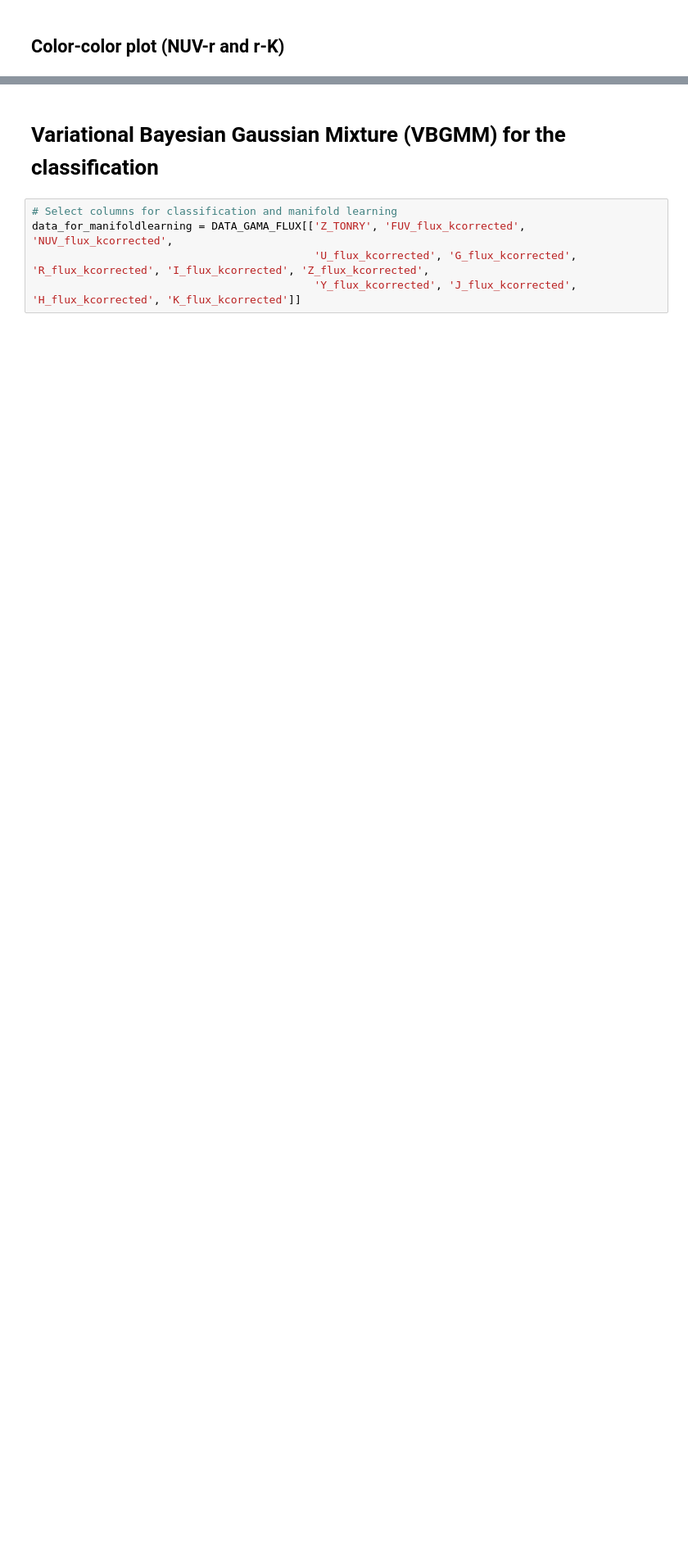
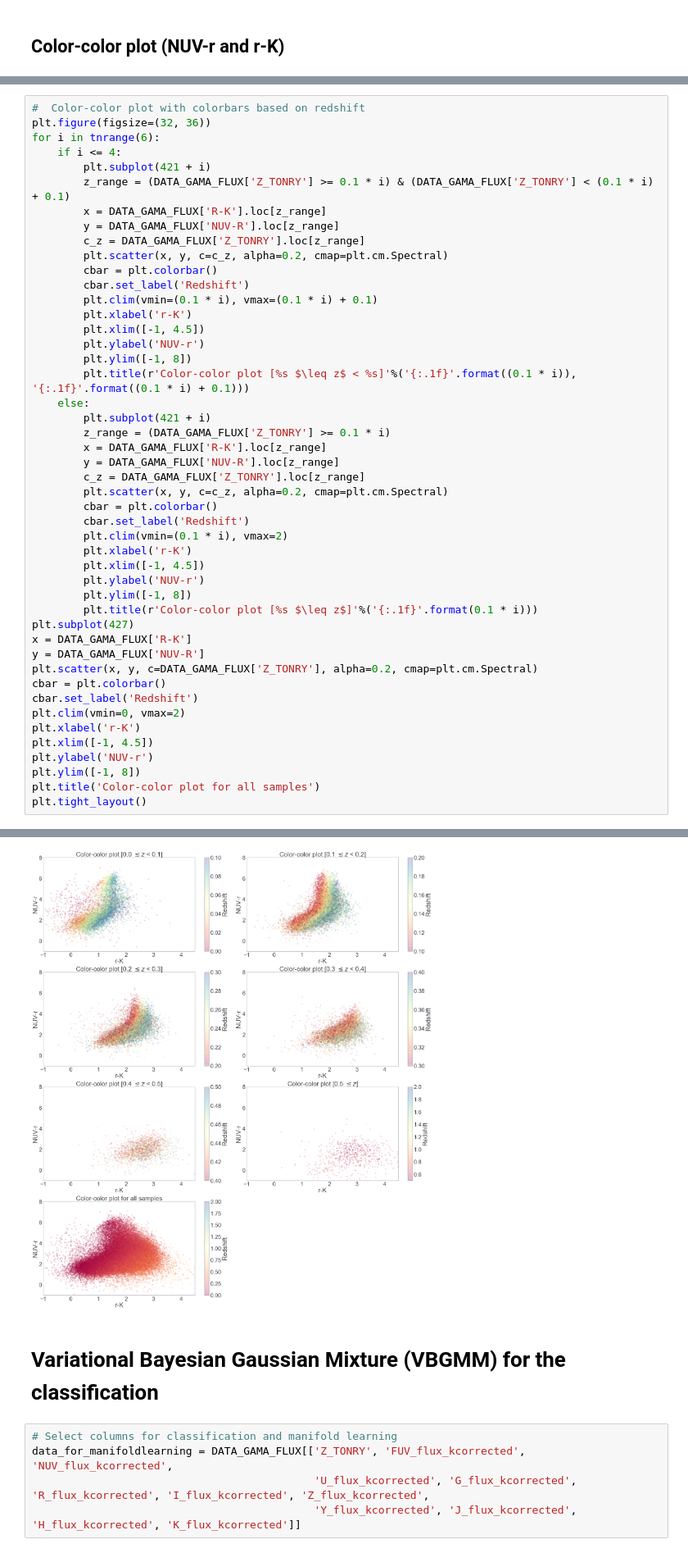
Before and after one commit to s-ysd/ManifoldLearning, a Jupyter notebook: DataCheckAndSampleSelectionFromGAMA.ipynb, the cells around one changed output, grey strips where cells are left out. Shown at 82% size. Saved outputs shown, nothing was run; the diff lists cells and outputs as text; blank space fills up the shorter version.

```diff
--- a/DataCheckAndSampleSelectionFromGAMA.ipynb
+++ b/DataCheckAndSampleSelectionFromGAMA.ipynb
@@ -110,0 +112,48 @@ plt.ylim([-0.3, 8.5])
+# %%
+#  Color-color plot with colorbars based on redshift
+plt.figure(figsize=(32, 36))
+for i in tnrange(6):
+    if i <= 4:
+        plt.subplot(421 + i)
+        z_range = (DATA_GAMA_FLUX['Z_TONRY'] >= 0.1 * i) & (DATA_GAMA_FLUX['Z_TONRY'] < (0.1 * i) + 0.1)
+        x = DATA_GAMA_FLUX['R-K'].loc[z_range]
+        y = DATA_GAMA_FLUX['NUV-R'].loc[z_range]
+        c_z = DATA_GAMA_FLUX['Z_TONRY'].loc[z_range]
+        plt.scatter(x, y, c=c_z, alpha=0.2, cmap=plt.cm.Spectral)
+        cbar = plt.colorbar()
+        cbar.set_label('Redshift')
+        plt.clim(vmin=(0.1 * i), vmax=(0.1 * i) + 0.1)
+        plt.xlabel('r-K')
+        plt.xlim([-1, 4.5])
+        plt.ylabel('NUV-r')
+        plt.ylim([-1, 8])
+        plt.title(r'Color-color plot [%s $\leq z$ < %s]'%('{:.1f}'.format((0.1 * i)), '{:.1f}'.format((0.1 * i) + 0.1)))
+    else:
+        plt.subplot(421 + i)
+        z_range = (DATA_GAMA_FLUX['Z_TONRY'] >= 0.1 * i)
+        x = DATA_GAMA_FLUX['R-K'].loc[z_range]
+        y = DATA_GAMA_FLUX['NUV-R'].loc[z_range]
+        c_z = DATA_GAMA_FLUX['Z_TONRY'].loc[z_range]
+        plt.scatter(x, y, c=c_z, alpha=0.2, cmap=plt.cm.Spectral)
+        cbar = plt.colorbar()
+        cbar.set_label('Redshift')
+        plt.clim(vmin=(0.1 * i), vmax=2)
+        plt.xlabel('r-K')
+        plt.xlim([-1, 4.5])
+        plt.ylabel('NUV-r')
+        plt.ylim([-1, 8])
+        plt.title(r'Color-color plot [%s $\leq z$]'%('{:.1f}'.format(0.1 * i)))
+plt.subplot(427)
+x = DATA_GAMA_FLUX['R-K']
+y = DATA_GAMA_FLUX['NUV-R']
+plt.scatter(x, y, c=DATA_GAMA_FLUX['Z_TONRY'], alpha=0.2, cmap=plt.cm.Spectral)
+cbar = plt.colorbar()
+cbar.set_label('Redshift')
+plt.clim(vmin=0, vmax=2)
+plt.xlabel('r-K')
+plt.xlim([-1, 4.5])
+plt.ylabel('NUV-r')
+plt.ylim([-1, 8])
+plt.title('Color-color plot for all samples')
+plt.tight_layout()
+# %% [output]
@@ -111,3 +161,4 @@ plt.ylim([-0.3, 8.5])
+[figure, added]
 # %% [markdown]
 # Variational Bayesian Gaussian Mixture (VBGMM) for the classification
 # %%
```
Also changed, not shown: parts of 11 cells of this notebook, 1 other file.
